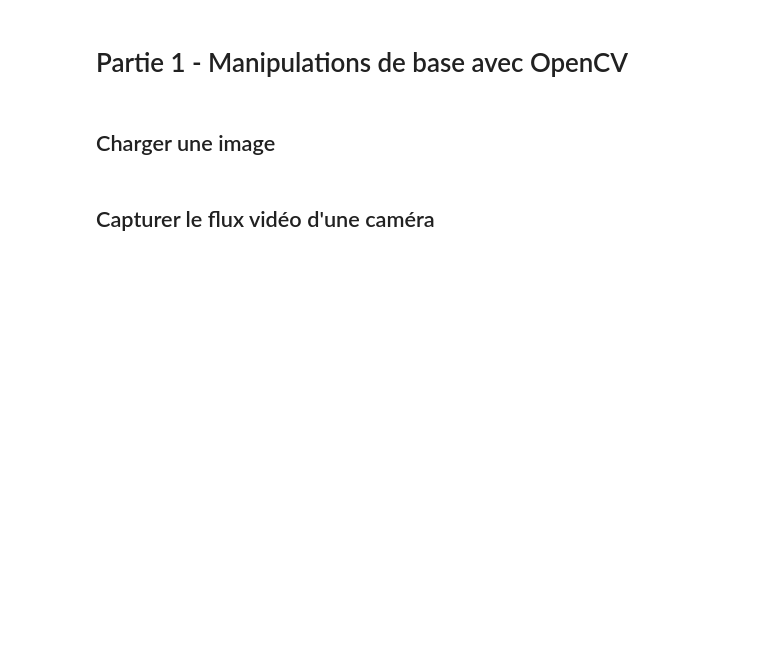
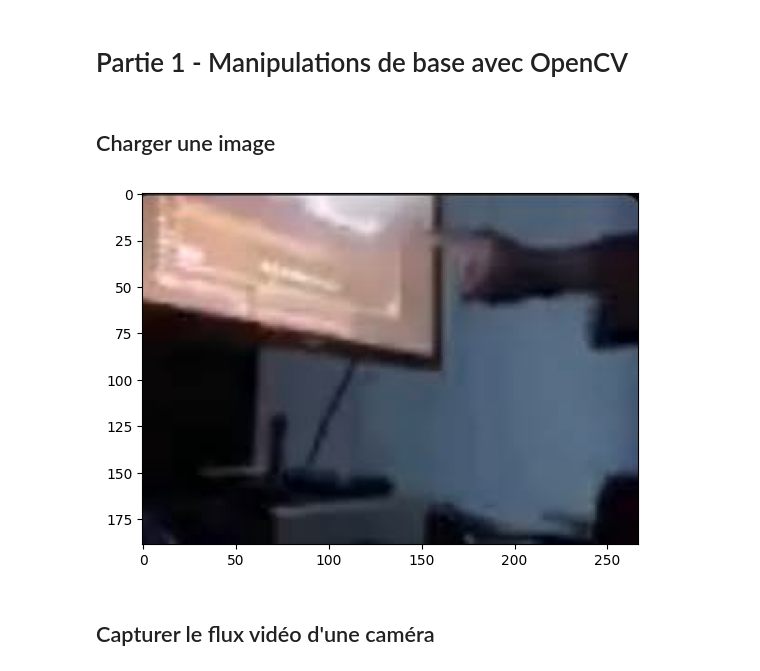
Before and after one commit to Isio-19/TraitementImage, a Jupyter notebook: TP1/main.ipynb, the cells around one changed output. Drawn from its saved outputs; the diff is of its cells as text; code cells hidden in the pictures; blank space fills up the shorter version.

```diff
--- a/TP1/main.ipynb
+++ b/TP1/main.ipynb
@@ -4,16 +4,23 @@
 import cv2 as cv
 import matplotlib.pyplot as plt
 import numpy as np
+
+SHOW_IMAGE = "plt"
 # %% [markdown]
 ## Charger une image
 # %%
 image = cv.imread("image.jpeg")
 
-cv.imshow("Loading an image", image)
+if SHOW_IMAGE == "cv":
+    cv.imshow("Loading an image", image)
+else:
+    plt.imshow(image)
 
 cv.waitKey(5000)
 
 cv.destroyAllWindows()
+# %% [output]
+[figure, added]
 # %% [markdown]
 ## Capturer le flux vidéo d'une caméra
 # %%
```
Also changed, not shown: parts of 8 cells of this notebook, 10 other files.
